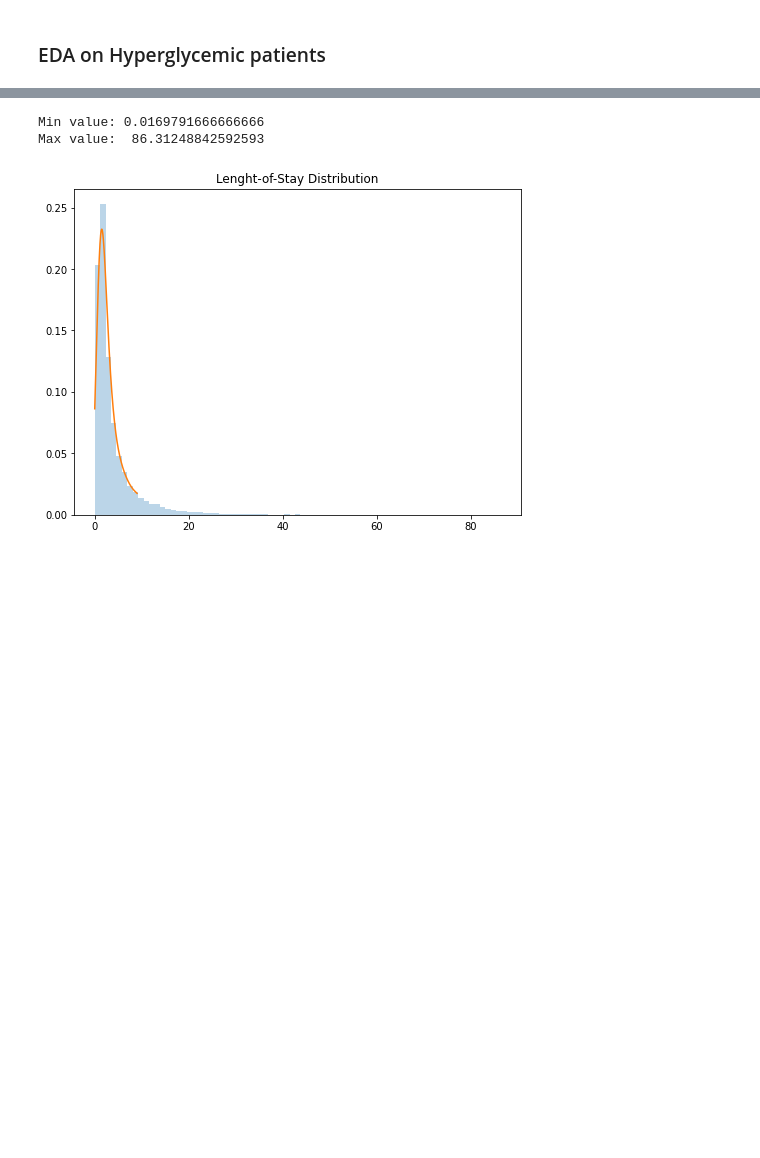
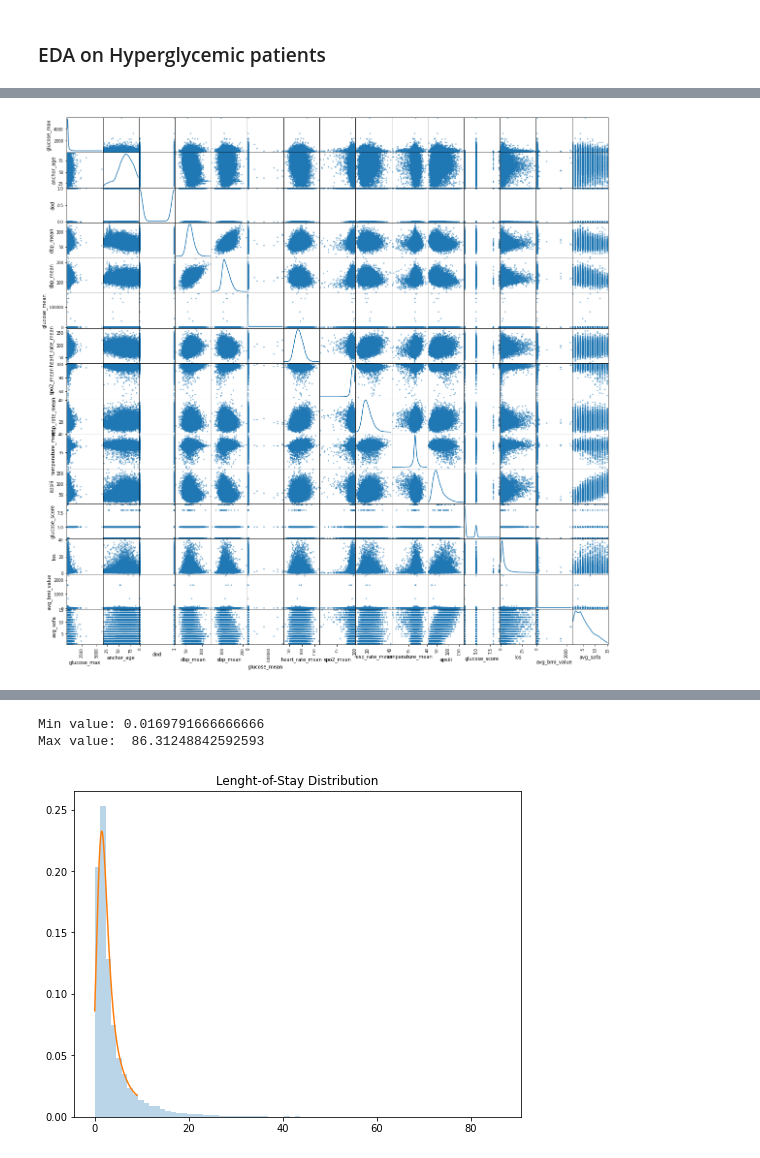
Before and after one commit to Kukaheadla/COMP90089_group_project, a Jupyter notebook: visualizations/exploratory_data_analysis.ipynb, the cells around one changed output, grey strips where cells are left out. Saved outputs shown, nothing was run; the diff lists cells and outputs as text; code cells hidden in the pictures; blank space fills up the shorter version.

```diff
--- a/visualizations/exploratory_data_analysis.ipynb
+++ b/visualizations/exploratory_data_analysis.ipynb
@@ -53,0 +57,10 @@ padnas
+# %%
+numerical_columns = ['glucose_max', 'anchor_age', 'dod', 'dbp_mean', 'sbp_mean',
+       'glucose_mean', 'heart_rate_mean', 'spo2_mean', 'resp_rate_mean',
+       'temperature_mean', 'apsiii', 'glucose_score', 'los', 'avg_bmi_value',
+       'avg_sofa']
+
+scatter_matrix(patient_df.loc[:, numerical_columns], figsize=[20, 20], diagonal='kde')
+plt.show()
+# %% [output]
+[figure, added]
```
Also changed, not shown: parts of 6 cells of this notebook, 4 other files.
